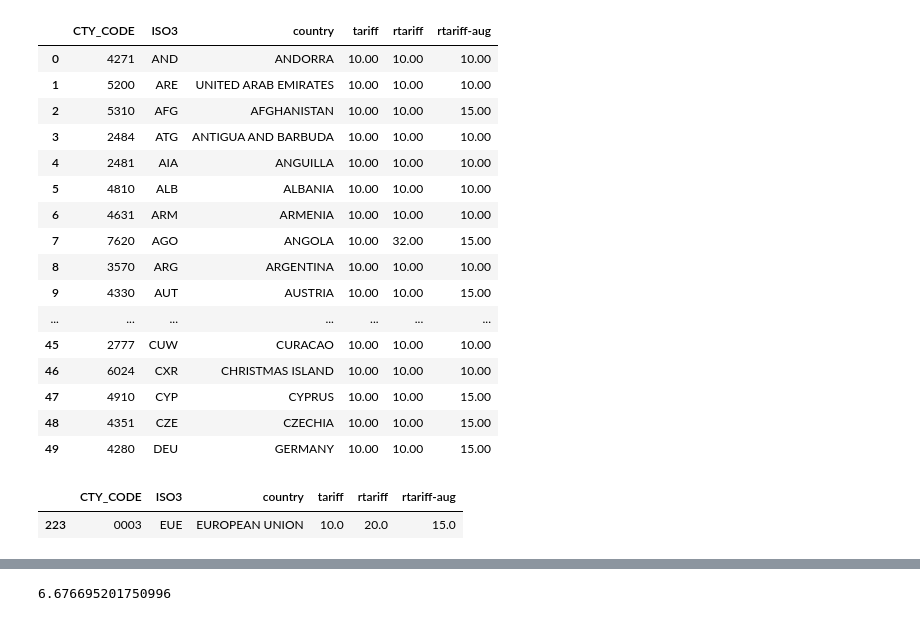
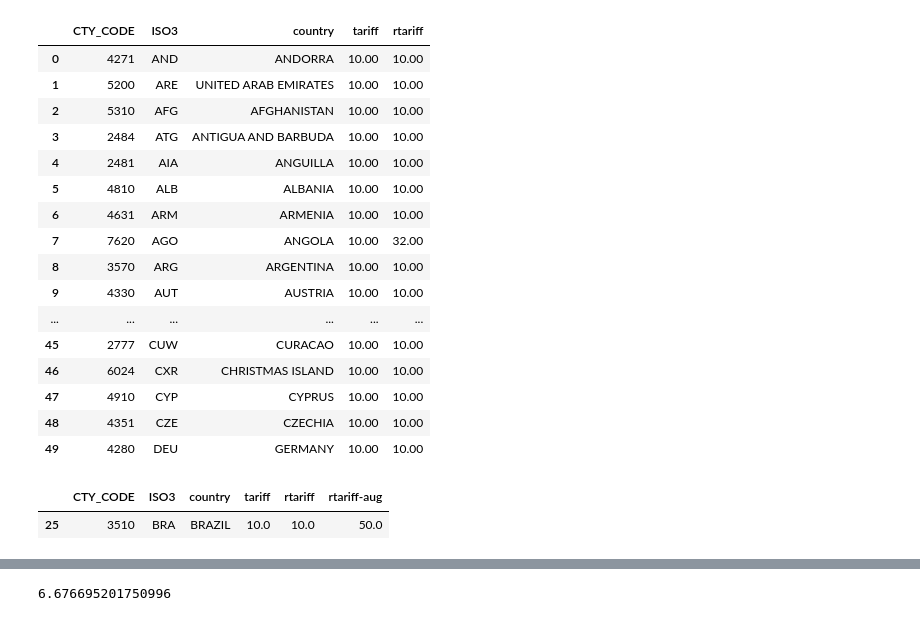
Before and after one commit to tradewartracker/trade-war-redux-2025, a Jupyter notebook: get-country-hs2-tariff.ipynb, the cells around one changed output, grey strips where cells are left out. Drawn from its saved outputs; the diff is of its cells as text; code cells hidden in the pictures.

Commit message:
brazil exemptions

```diff
--- a/get-country-hs2-tariff.ipynb
+++ b/get-country-hs2-tariff.ipynb
@@ -31,7 +31,7 @@ country_list.loc[country_list["CTY_CODE"] == "5700", "tariff"] = 30.0
 
 country_list.loc[country_list["CTY_CODE"] == "5820", "tariff"] = 30.0
 
-country_list.loc[country_list["CTY_CODE"] == "1220", "tariff"] = 8.75
+country_list.loc[country_list["CTY_CODE"] == "1220", "tariff"] = ( 8.75 / 25.0 ) * 35.0
 
 country_list.loc[country_list["CTY_CODE"] == "2010", "tariff"] = 4.5
 
@@ -54,23 +54,23 @@ country_list["country"] = country_list["country"].str.upper()
 # %%
 country_list.head(50)
 # %% [output]
-|  | CTY_CODE | ISO3 | country | tariff | rtariff | rtariff-aug |
-| 0 | 4271 | AND | ANDORRA | 10.00 | 10.00 | 10.00 |
-| 1 | 5200 | ARE | UNITED ARAB EMIRATES | 10.00 | 10.00 | 10.00 |
-| 2 | 5310 | AFG | AFGHANISTAN | 10.00 | 10.00 | 15.00 |
-| 3 | 2484 | ATG | ANTIGUA AND BARBUDA | 10.00 | 10.00 | 10.00 |
-| 4 | 2481 | AIA | ANGUILLA | 10.00 | 10.00 | 10.00 |
-| 5 | 4810 | ALB | ALBANIA | 10.00 | 10.00 | 10.00 |
-| 6 | 4631 | ARM | ARMENIA | 10.00 | 10.00 | 10.00 |
-| 7 | 7620 | AGO | ANGOLA | 10.00 | 32.00 | 15.00 |
-| 8 | 3570 | ARG | ARGENTINA | 10.00 | 10.00 | 10.00 |
-| 9 | 4330 | AUT | AUSTRIA | 10.00 | 10.00 | 15.00 |
-| ... | ... | ... | ... | ... | ... | ... |
-| 45 | 2777 | CUW | CURACAO | 10.00 | 10.00 | 10.00 |
-| 46 | 6024 | CXR | CHRISTMAS ISLAND | 10.00 | 10.00 | 10.00 |
-| 47 | 4910 | CYP | CYPRUS | 10.00 | 10.00 | 15.00 |
-| 48 | 4351 | CZE | CZECHIA | 10.00 | 10.00 | 15.00 |
-| 49 | 4280 | DEU | GERMANY | 10.00 | 10.00 | 15.00 |
+|  | CTY_CODE | ISO3 | country | tariff | rtariff |
+| 0 | 4271 | AND | ANDORRA | 10.00 | 10.00 |
+| 1 | 5200 | ARE | UNITED ARAB EMIRATES | 10.00 | 10.00 |
+| 2 | 5310 | AFG | AFGHANISTAN | 10.00 | 10.00 |
+| 3 | 2484 | ATG | ANTIGUA AND BARBUDA | 10.00 | 10.00 |
+| 4 | 2481 | AIA | ANGUILLA | 10.00 | 10.00 |
+| 5 | 4810 | ALB | ALBANIA | 10.00 | 10.00 |
+| 6 | 4631 | ARM | ARMENIA | 10.00 | 10.00 |
+| 7 | 7620 | AGO | ANGOLA | 10.00 | 32.00 |
+| 8 | 3570 | ARG | ARGENTINA | 10.00 | 10.00 |
+| 9 | 4330 | AUT | AUSTRIA | 10.00 | 10.00 |
+| ... | ... | ... | ... | ... | ... |
+| 45 | 2777 | CUW | CURACAO | 10.00 | 10.00 |
+| 46 | 6024 | CXR | CHRISTMAS ISLAND | 10.00 | 10.00 |
+| 47 | 4910 | CYP | CYPRUS | 10.00 | 10.00 |
+| 48 | 4351 | CZE | CZECHIA | 10.00 | 10.00 |
+| 49 | 4280 | DEU | GERMANY | 10.00 | 10.00 |
 # %%
 new_list = pd.read_csv('./tariff-lists/clean-august-7-tariffs.csv')
 
@@ -87,6 +87,8 @@ country_list.loc[country_list["country"] == "EUROPEAN UNION", "rtariff-aug"] = 1
 country_list.loc[country_list["country"] == "KOREA, SOUTH", "rtariff-aug"] = 15.0
 
 country_list.loc[country_list["country"] == "INDIA", "rtariff-aug"] = 50.0
+
+country_list.loc[country_list["country"] == "BRAZIL", "rtariff-aug"] = 50.0
 # %%
 eu_iso3_codes = [
     "AUT", "BEL", "BGR", "HRV", "CYP", "CZE", "DNK", "EST", "FIN",
@@ -96,10 +98,10 @@ eu_iso3_codes = [
 
 country_list.loc[country_list["ISO3"].isin(eu_iso3_codes), "rtariff-aug"] = 15.0
 # %%
-country_list.loc[country_list["country"] == "EUROPEAN UNION"]
+country_list.loc[country_list["country"] == "BRAZIL"]
 # %% [output]
 |  | CTY_CODE | ISO3 | country | tariff | rtariff | rtariff-aug |
-| 223 | 0003 | EUE | EUROPEAN UNION | 10.0 | 20.0 | 15.0 |
+| 25 | 3510 | BRA | BRAZIL | 10.0 | 10.0 | 50.0 |
 # %%
 expemption_list = pd.read_csv('./tariff-lists/annex-II-exemptions.csv', dtype={'HTSUS': str})
 # these are the annex II exemptions from the reciprical tariff list
```
Also changed, not shown: parts of 3 cells of this notebook, 5 other files.
